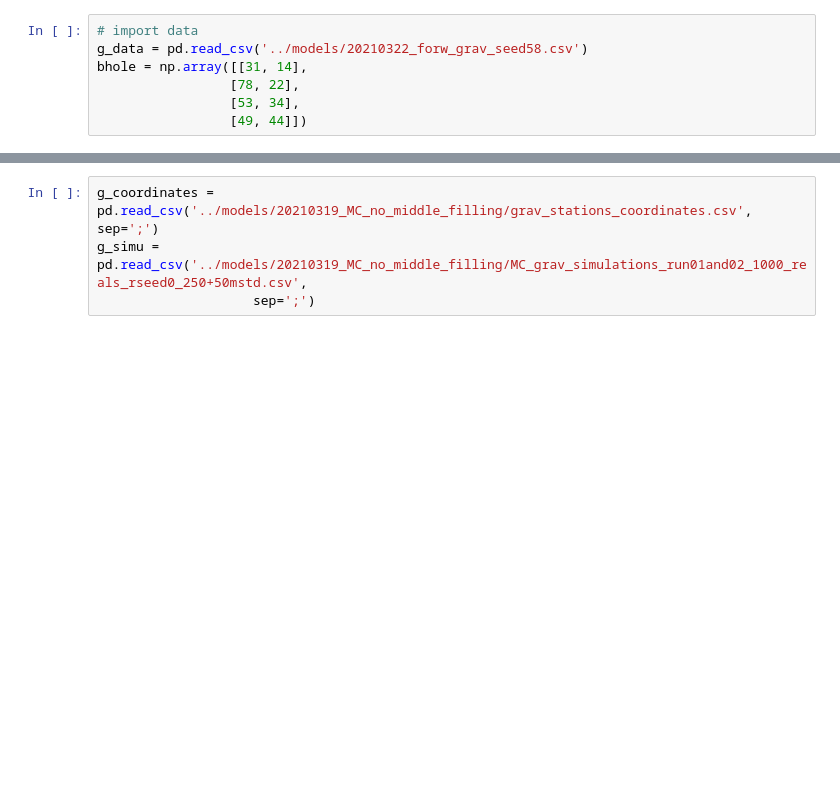
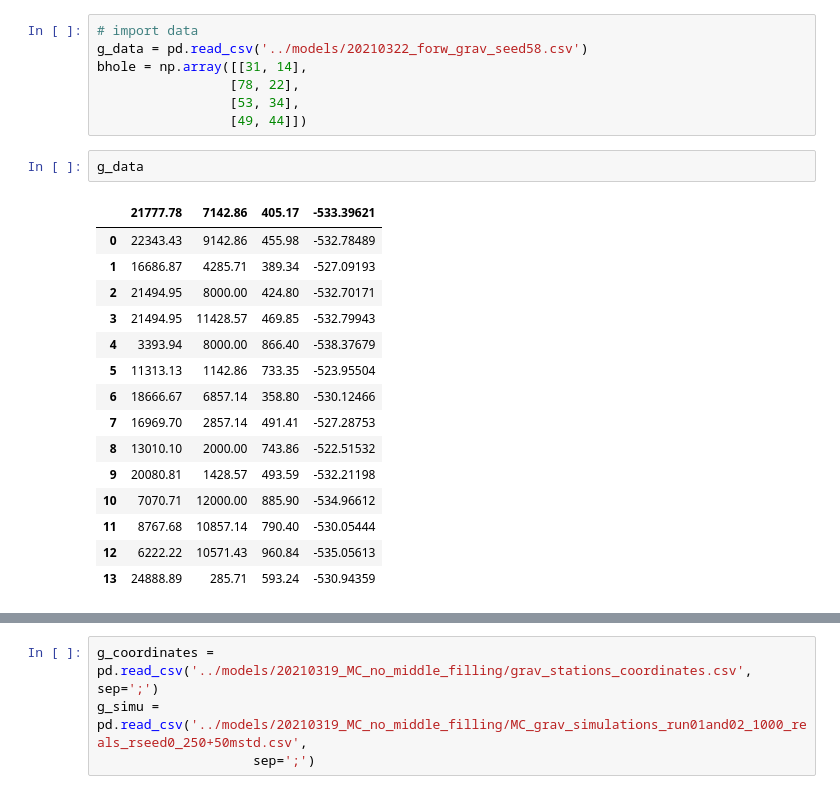
Before and after one commit to Japhiolite/PCT-modelling, a Jupyter notebook: notebooks/MC-model-analysis.ipynb, the cells around one changed output, grey strips where cells are left out. Cells and saved outputs as stored; diff of their text form; blank space fills up the shorter version.

```diff
--- a/notebooks/MC-model-analysis.ipynb
+++ b/notebooks/MC-model-analysis.ipynb
@@ -56,5 +56,23 @@ bhole = np.array([[31, 14],
                  [78, 22],
                  [53, 34],
                  [49, 44]])
+# %%
+g_data
+# %% [output]
+|  | 21777.78 | 7142.86 | 405.17 | -533.39621 |
+| 0 | 22343.43 | 9142.86 | 455.98 | -532.78489 |
+| 1 | 16686.87 | 4285.71 | 389.34 | -527.09193 |
+| 2 | 21494.95 | 8000.00 | 424.80 | -532.70171 |
+| 3 | 21494.95 | 11428.57 | 469.85 | -532.79943 |
+| 4 | 3393.94 | 8000.00 | 866.40 | -538.37679 |
+| 5 | 11313.13 | 1142.86 | 733.35 | -523.95504 |
+| 6 | 18666.67 | 6857.14 | 358.80 | -530.12466 |
+| 7 | 16969.70 | 2857.14 | 491.41 | -527.28753 |
+| 8 | 13010.10 | 2000.00 | 743.86 | -522.51532 |
+| 9 | 20080.81 | 1428.57 | 493.59 | -532.21198 |
+| 10 | 7070.71 | 12000.00 | 885.90 | -534.96612 |
+| 11 | 8767.68 | 10857.14 | 790.40 | -530.05444 |
+| 12 | 6222.22 | 10571.43 | 960.84 | -535.05613 |
+| 13 | 24888.89 | 285.71 | 593.24 | -530.94359 |
 # %%
 fig = plt.figure(figsize=[15,7])
```
Also changed, not shown: parts of 1 cell of this notebook, 8 other files.
